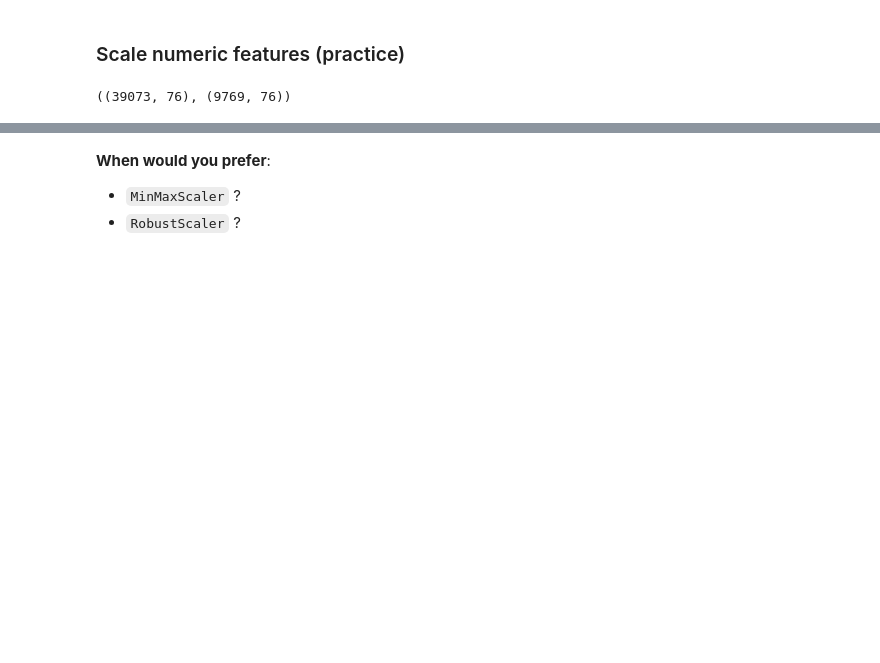
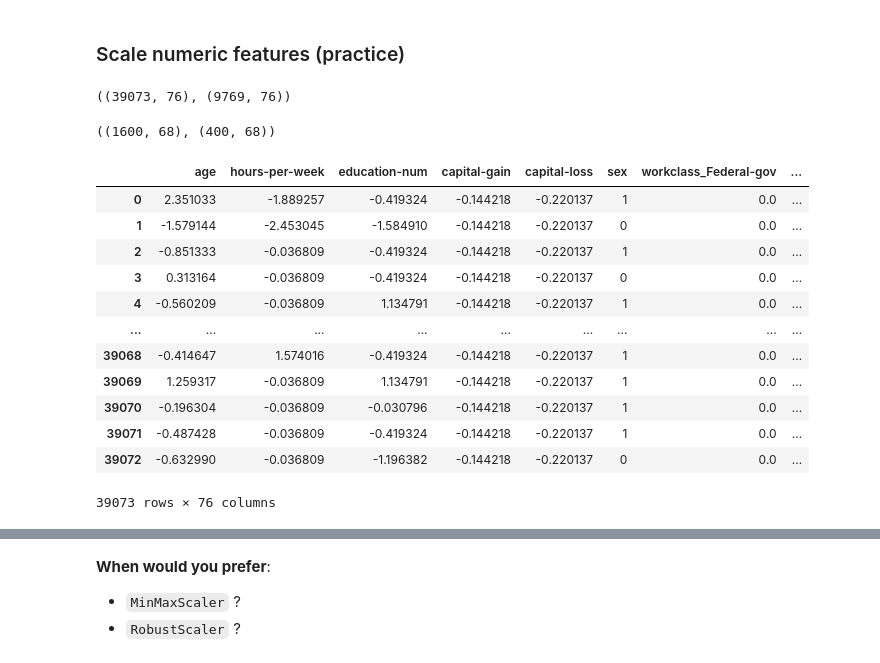
Before and after one commit to Alok-R/dl-survey-live-lab-2025, a Jupyter notebook: notebooks/01_baseline_random_forest_gradio.ipynb, the cells around one changed output, grey strips where cells are left out. Cells and saved outputs as stored; diff of their text form; code cells hidden in the pictures; blank space fills up the shorter version.

```diff
--- a/notebooks/01_baseline_random_forest_gradio.ipynb
+++ b/notebooks/01_baseline_random_forest_gradio.ipynb
@@ -158,3 +302,34 @@ X_test_final  = pd.concat([X_test_num_scaled.reset_index(drop=True),
 X_train_final.shape, X_test_final.shape
 # %% [output]
 ((39073, 76), (9769, 76))
+# %%
+# 6) Scale numeric features (practice—even if RF doesn’t need it)
+scaler = StandardScaler()
+downsampled_X_train_num_scaled = pd.DataFrame(scaler.fit_transform(downsampled_X_train_num), columns=numeric_features)
+downsampled_X_test_num_scaled  = pd.DataFrame(scaler.transform(downsampled_X_test_num),   columns=numeric_features)
+
+# Assemble final matrices (reset indices to align rows)
+downsampled_X_train_final = pd.concat([downsampled_X_train_num_scaled.reset_index(drop=True),
+                           downsampled_X_train_cat.reset_index(drop=True)], axis=1)
+downsampled_X_test_final  = pd.concat([downsampled_X_test_num_scaled.reset_index(drop=True),
+                           downsampled_X_test_cat.reset_index(drop=True)],  axis=1)
+
+downsampled_X_train_final.shape, downsampled_X_test_final.shape
+# %% [output]
+((1600, 68), (400, 68))
+# %%
+X_train_final
+# %% [output]
+|  | age | hours-per-week | education-num | capital-gain | capital-loss | sex | workclass_Federal-gov | ... |
+| 0 | 2.351033 | -1.889257 | -0.419324 | -0.144218 | -0.220137 | 1 | 0.0 | ... |
+| 1 | -1.579144 | -2.453045 | -1.584910 | -0.144218 | -0.220137 | 0 | 0.0 | ... |
+| 2 | -0.851333 | -0.036809 | -0.419324 | -0.144218 | -0.220137 | 1 | 0.0 | ... |
+| 3 | 0.313164 | -0.036809 | -0.419324 | -0.144218 | -0.220137 | 0 | 0.0 | ... |
+| 4 | -0.560209 | -0.036809 | 1.134791 | -0.144218 | -0.220137 | 1 | 0.0 | ... |
+| ... | ... | ... | ... | ... | ... | ... | ... | ... |
+| 39068 | -0.414647 | 1.574016 | -0.419324 | -0.144218 | -0.220137 | 1 | 0.0 | ... |
+| 39069 | 1.259317 | -0.036809 | 1.134791 | -0.144218 | -0.220137 | 1 | 0.0 | ... |
+| 39070 | -0.196304 | -0.036809 | -0.030796 | -0.144218 | -0.220137 | 1 | 0.0 | ... |
+| 39071 | -0.487428 | -0.036809 | -0.419324 | -0.144218 | -0.220137 | 1 | 0.0 | ... |
+| 39072 | -0.632990 | -0.036809 | -1.196382 | -0.144218 | -0.220137 | 0 | 0.0 | ... |
+39073 rows × 76 columns
```
Also changed, not shown: parts of 20 cells of this notebook.
